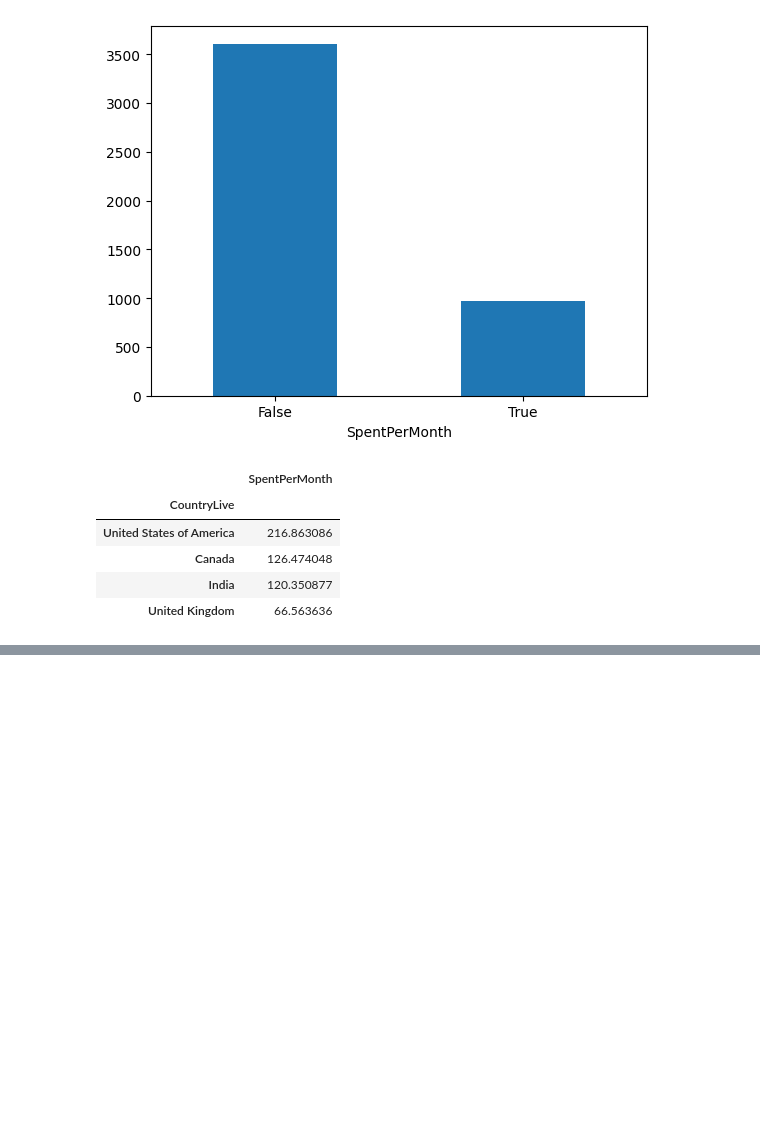
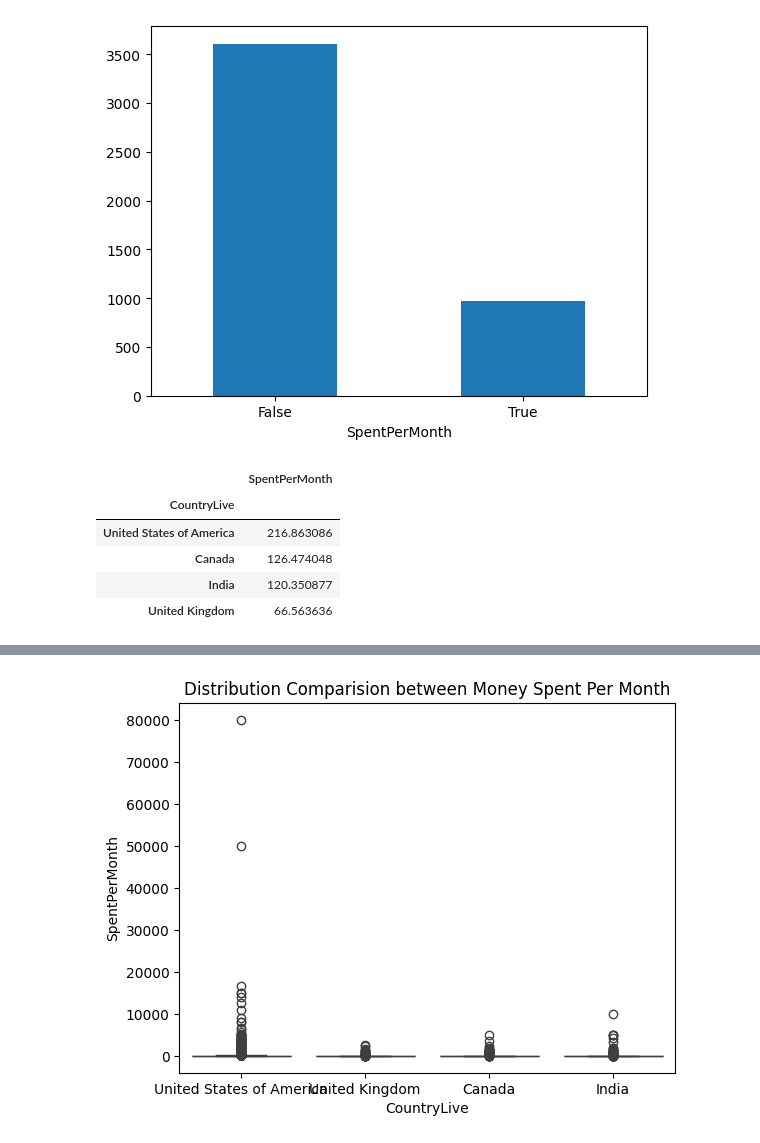
Before and after one commit to shree131/best-market-to-advertise-case_study, a Jupyter notebook: Best_Market_Analysis_Report.ipynb, the cells around one changed output, grey strips where cells are left out. Saved outputs shown, nothing was run; the diff lists cells and outputs as text; code cells hidden in the pictures; blank space fills up the shorter version.

```diff
--- a/Best_Market_Analysis_Report.ipynb
+++ b/Best_Market_Analysis_Report.ipynb
@@ -62,7 +62,10 @@ columns_to_import = [
     'jobs_interested_in',
     'expected_earnings',
     'months_learning',
-    'total_spent_learning'
+    'total_spent_learning',
+    'learning_resources',
+    'attend_bootcamp',
+    'which_bootcamp'
 ]
 
 # Read in all relevant columns from the first dataset
@@ -242,7 +244,7 @@ Index(['#', 'How old are you?', 'What's your gender?',
       dtype='object')
 # %%
 # Create a dictionary to update the column names
-simplified_names = ['Id', 'Age', 'Gender', 'CountryCitizen', 'CountryLive', 'CityPopulation', 'Language', 'IncomePrevYear', 'JobRoleInterest', 'ExpectedIncome', 'MonthsProgramming', 'MoneyForLearning', ]
+simplified_names = ['Id', 'Age', 'Gender', 'CountryCitizen', 'CountryLive', 'CityPopulation', 'Language', 'IncomePrevYear', 'JobRoleInterest', 'ExpectedIncome', 'MonthsProgramming', 'MoneyForLearning', 'LearningResources', 'AttendedBootcamp', 'BootcampAttended']
 
 column_mapping = {}
 
@@ -585,0 +601,10 @@ Among the four English-speaking countries where most of the participants reside
+# %%
+import seaborn as sns
+
+# Generate a boxplot for distribution comparision
+sns.boxplot(data=learning_one_plus_month, x='CountryLive', y='SpentPerMonth')
+plt.title('Distribution Comparision between Money Spent Per Month')
+
+plt.show();# Try the themes and customizations for graphs?
+# %% [output]
+[figure, added]
```
Also changed, not shown: parts of 25 cells of this notebook.
